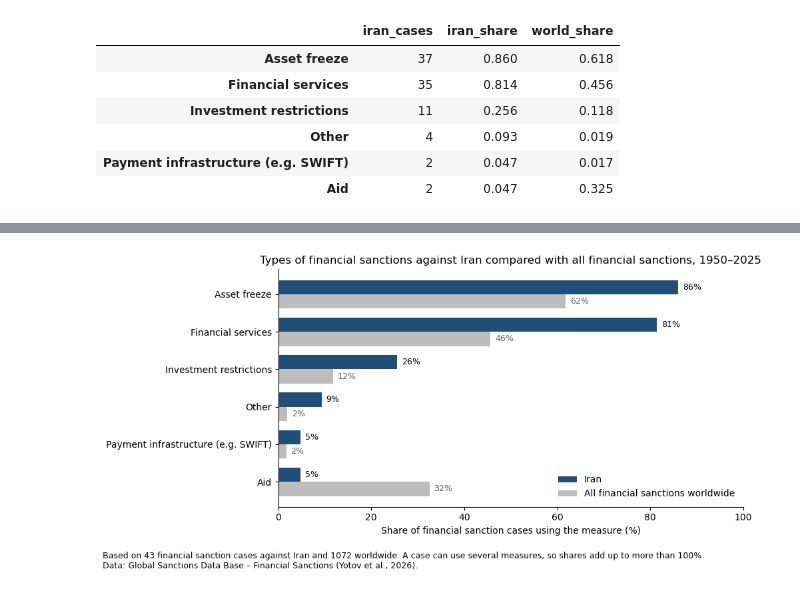
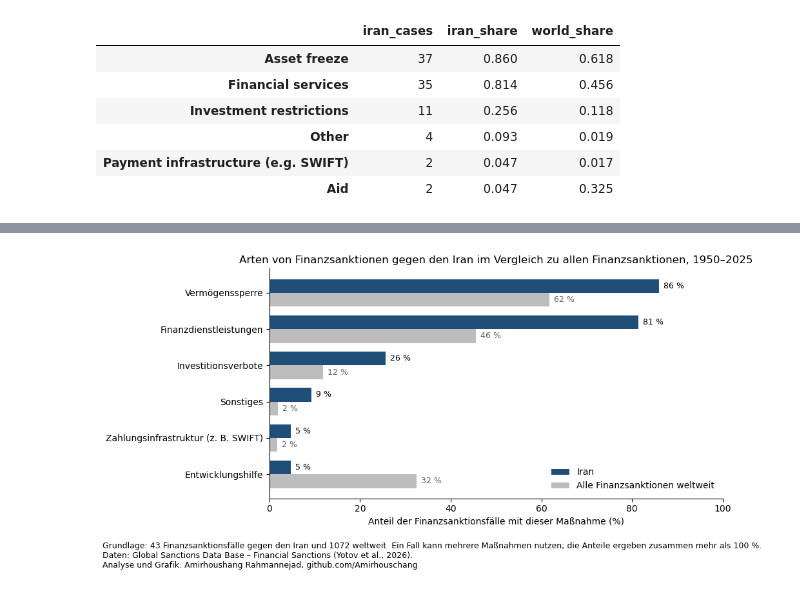
Before and after one commit to Amirhouschang/iran-sanctions-analysis, a Jupyter notebook: iran_sanctions_analysis.ipynb, the cells around one changed output, grey strips where cells are left out. Saved outputs shown, nothing was run; the diff lists cells and outputs as text; code cells hidden in the pictures.

```diff
--- a/iran_sanctions_analysis.ipynb
+++ b/iran_sanctions_analysis.ipynb
@@ -631,4 +797,5 @@ The subtypes are not stored in a fixed order, so each subtype is tested for pres
 # %%
+# Englische Bezeichnungen bleiben in den Tabellen, weil das Dashboard sie liest und übersetzt
 SUBTYPE_LABELS = {
     "asset_freeze": "Asset freeze",
     "financial_services": "Financial services",
@@ -641,7 +808,7 @@ subtypes = list(SUBTYPE_LABELS)
 
 
 def add_subtype_flags(df):
-    """One 0/1 column per financial subtype (presence test, as order and separator vary)."""
+    """Eine 0/1-Spalte pro Unterart (Prüfung auf Vorhandensein, da Reihenfolge und Trennzeichen variieren)."""
     df = df.copy()
     for code in subtypes:
         df[code] = df["descr_financial"].str.contains(code, regex=False).astype(int)
@@ -651,7 +818,7 @@ def add_subtype_flags(df):
 fs_iran_flags = add_subtype_flags(fs_iran)
 fs_world_flags = add_subtype_flags(fs)
 
-# Number and share of financial cases using each subtype
+# Anzahl und Anteil der Finanzsanktionsfälle je Unterart
 subtype_table = pd.DataFrame({
     "iran_cases": fs_iran_flags[subtypes].sum(),
     "iran_share": fs_iran_flags[subtypes].mean().round(3),
@@ -659,7 +826,7 @@ subtype_table = pd.DataFrame({
 }).rename(index=SUBTYPE_LABELS).sort_values("iran_cases", ascending=False)
 display(subtype_table)
 
-# Number of new financial cases per period and subtype
+# Anzahl neuer Finanzsanktionsfälle je Zeitraum und Unterart
 fs_periods = pd.cut(
     fs_iran_flags["begin_year"],
     bins=[1978, 2005, 2016, 2025],
@@ -669,62 +836,76 @@ subtype_by_period = (
     fs_iran_flags.groupby(fs_periods, observed=True)[subtypes].sum()
     .rename(columns=SUBTYPE_LABELS)
 )
 subtype_by_period.insert(0, "financial_cases", fs_iran_flags.groupby(fs_periods, observed=True).size())
 display(subtype_by_period)
 
-# Cases with payment infrastructure restrictions (e.g. SWIFT)
+# Fälle mit Beschränkungen der Zahlungsinfrastruktur (z. B. SWIFT)
 swift_cases = fs_iran_flags[fs_iran_flags["payment_service_infrastructure"] == 1]
 display(swift_cases[["case_id", "sanctioning_state", "begin_year", "end_year", "descr_financial"]])
 
-# Chart: share of financial cases using each subtype, Iran vs. world
+TXT_FIN = {
+    "en": {
+        "title": "Types of financial sanctions against Iran compared with all financial sanctions, 1950–2025",
+        "xlabel": "Share of financial sanction cases using the measure (%)",
+        "world": "All financial sanctions worldwide",
+        "notes": [
+            f"Based on {len(fs_iran_flags)} financial sanction cases against Iran and {len(fs_world_flags)} worldwide. "
+            "A case can use several measures, so shares add up to more than 100%.",
+        ],
+    },
+    "de": {
+        "title": "Arten von Finanzsanktionen gegen den Iran im Vergleich zu allen Finanzsanktionen, 1950–2025",
+        "xlabel": "Anteil der Finanzsanktionsfälle mit dieser Maßnahme (%)",
+        "world": "Alle Finanzsanktionen weltweit",
+        "notes": [
+            f"Grundlage: {len(fs_iran_flags)} Finanzsanktionsfälle gegen den Iran und {len(fs_world_flags)} weltweit. "
+            "Ein Fall kann mehrere Maßnahmen nutzen; die Anteile ergeben zusammen mehr als 100 %.",
+        ],
+    },
+}
+
+# Diagramm: Anteil der Finanzsanktionsfälle je Unterart, Iran im Vergleich zur Welt
 chart_data = subtype_table[["iran_share", "world_share"]].iloc[::-1] * 100
 
-fig, ax = plt.subplots(figsize=(10, 4.5))
-y = range(len(chart_data))
-height = 0.38
-ax.barh([i + height / 2 for i in y], chart_data["iran_share"], height, color=COLOR_MAIN, label="Iran")
-ax.barh([i - height / 2 for i in y], chart_data["world_share"], height, color=COLOR_WORLD, label="All financial sanctions worldwide")
+for lang in LANGS:
+    t = TXT_FIN[lang]
+    fig, ax = plt.subplots(figsize=(10, 4.5))
+    y = range(len(chart_data))
+    height = 0.38
+    ax.barh([i + height / 2 for i in y], chart_data["iran_share"], height, color=COLOR_MAIN, label="Iran")
+    ax.barh([i - height / 2 for i in y], chart_data["world_share"], height, color=COLOR_WORLD, label=t["world"])
 
-for i, (iran, world) in enumerate(zip(chart_data["iran_share"], chart_data["world_share"])):
-    ax.text(iran + 1, i + height / 2, f"{iran:.0f}%", va="center", fontsize=9)
-    ax.text(world + 1, i - height / 2, f"{world:.0f}%", va="center", fontsize=9, color=COLOR_DARK)
+    for i, (iran, world) in enumerate(zip(chart_data["iran_share"], chart_data["world_share"])):
+        ax.text(iran + 1, i + height / 2, pct(iran, lang), va="center", fontsize=9)
+        ax.text(world + 1, i - height / 2, pct(world, lang), va="center", fontsize=9, color=COLOR_DARK)
 
-ax.set_yticks(list(y))
-ax.set_yticklabels(chart_data.index)
-ax.set_xlim(0, 100)
-ax.set_xlabel("Share of financial sanction cases using the measure (%)")
-ax.set_title("Types of financial sanctions against Iran compared with all financial sanctions, 1950–2025")
-ax.spines[["top", "right"]].set_visible(False)
-ax.legend(frameon=False, loc="lower right")
+    ax.set_yticks(list(y))
+    ax.set_yticklabels([lab(v, lang) for v in chart_data.index])
+    ax.set_xlim(0, 100)
+    ax.set_xlabel(t["xlabel"])
+    ax.set_title(t["title"])
+    ax.spines[["top", "right"]].set_visible(False)
+    ax.legend(frameon=False, loc="lower right")
 
-fig.text(
-    0.01,
-    -0.02,
-    f"Based on {len(fs_iran_flags)} financial sanction cases against Iran and {len(fs_world_flags)} worldwide. "
-    "A case can use several measures, so shares add up to more than 100%.\n" + DATA_NOTE_FS,
-    fontsize=9,
-    va="top",
-)
-
-plt.tight_layout()
-fig.savefig(IMAGES_DIR / "financial_measures.png", dpi=150, bbox_inches="tight")
-plt.show()
+    chart_footer(fig, t["notes"], lang, DATA_NOTE_FS)
+    plt.tight_layout()
+    save_chart(fig, "financial_measures", lang)
 # %% [output]
 |  | iran_cases | iran_share | world_share |
 | Asset freeze | 37 | 0.860 | 0.618 |
 | Financial services | 35 | 0.814 | 0.456 |
 | Investment restrictions | 11 | 0.256 | 0.118 |
 | Other | 4 | 0.093 | 0.019 |
 | Payment infrastructure (e.g. SWIFT) | 2 | 0.047 | 0.017 |
 | Aid | 2 | 0.047 | 0.325 |
 |  | financial_cases | Asset freeze | Financial services | Investment restrictions | Payment infrastructure (e.g. SWIFT) | ... |
 | begin_year |  |  |  |  |  | ... |
 | 1979–2005 | 2 | 1 | 0 | 0 | 0 | ... |
 | 2006–2016 | 12 | 8 | 8 | 7 | 1 | ... |
 | 2017–2025 | 29 | 28 | 27 | 4 | 1 | ... |
 |  | case_id | sanctioning_state | begin_year | end_year | descr_financial |
 | 472 | 941 | EU, Croatia, Macedonia, Montenegr... | 2012 | 2016 | investment_restrictions, financia... |
 | 1026 | 1732 | EU | 2025 | 2025 | investment_restrictions, financia... |
-[figure, old version]
+[figure, new version]
 # %% [markdown]
 **Interpretation**
```
Also changed, not shown: parts of 52 cells of this notebook, 2 other files.
